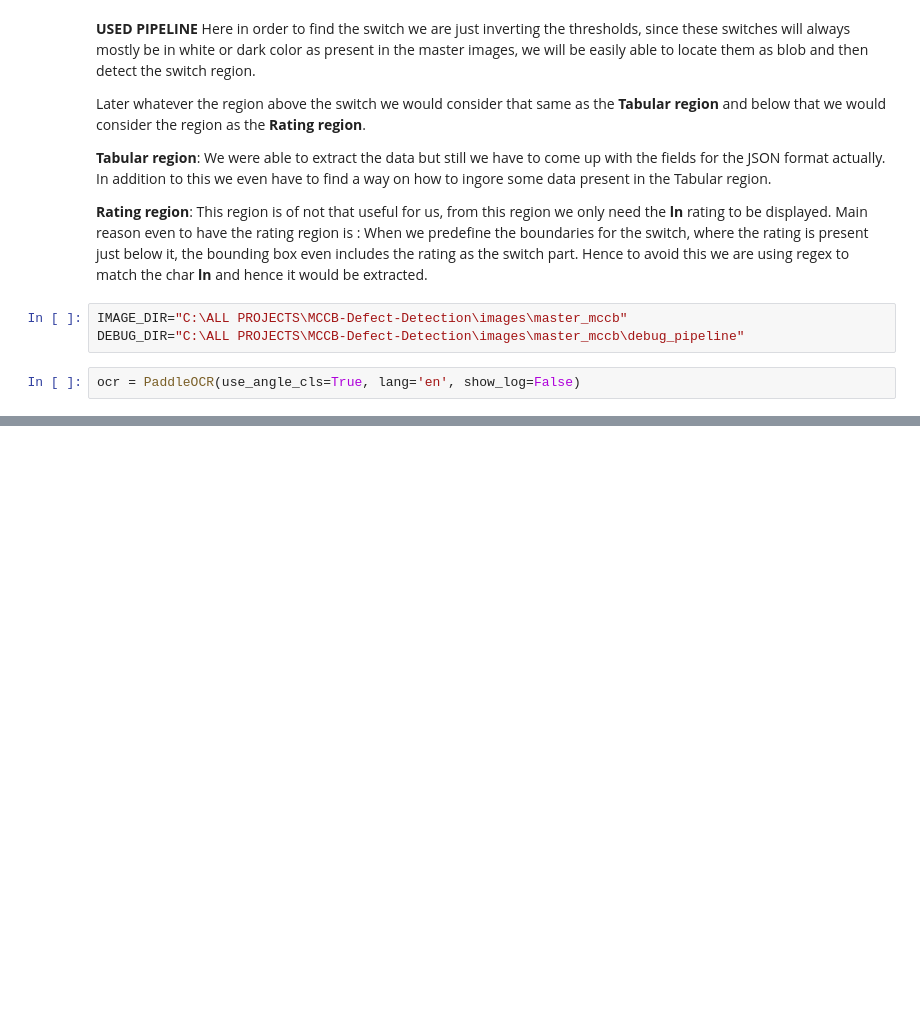
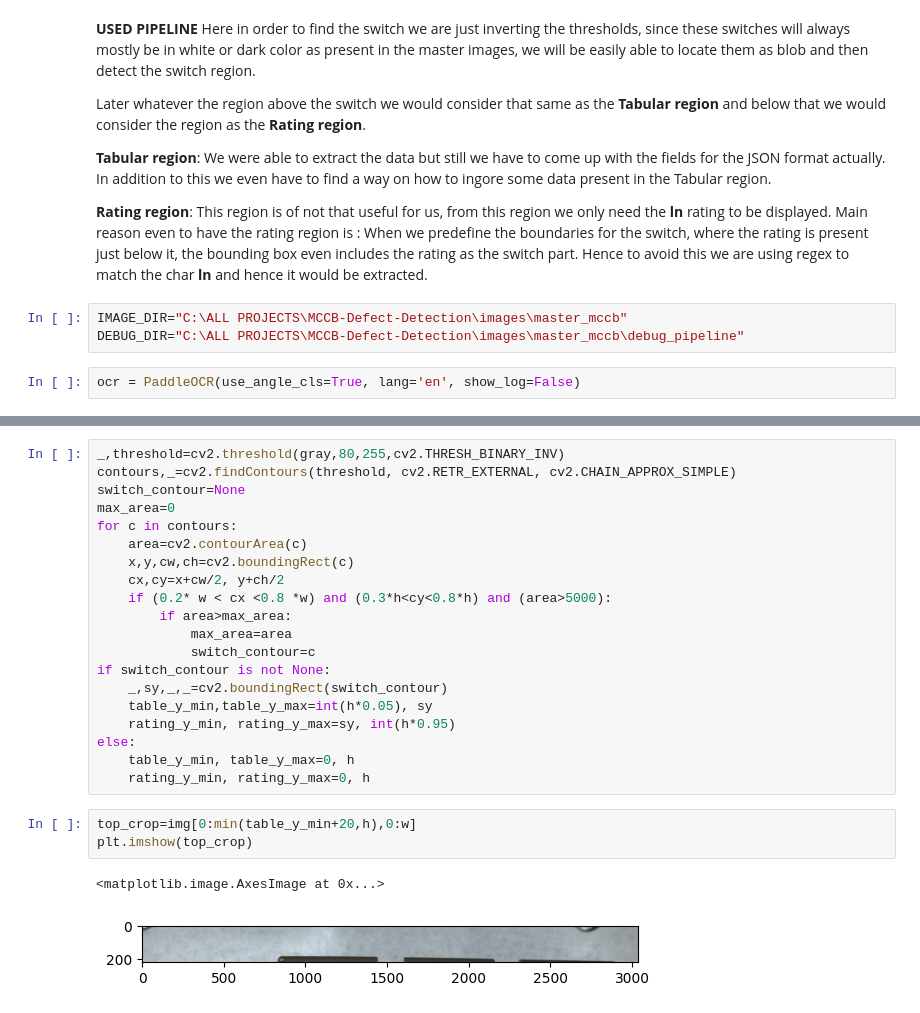
Before and after one commit to rohxn08/MCCB-Defect-Detection, a Jupyter notebook: prototype/OCR_Pipelines.ipynb, the cells around one changed output, grey strips where cells are left out. Saved outputs shown, nothing was run; the diff lists cells and outputs as text; blank space fills up the shorter version.

```diff
--- a/prototype/OCR_Pipelines.ipynb
+++ b/prototype/OCR_Pipelines.ipynb
@@ -419,0 +367,26 @@ Saved structured results to ocr_results_structured.json
+# %%
+_,threshold=cv2.threshold(gray,80,255,cv2.THRESH_BINARY_INV)
+contours,_=cv2.findContours(threshold, cv2.RETR_EXTERNAL, cv2.CHAIN_APPROX_SIMPLE)
+switch_contour=None
+max_area=0
+for c in contours:
+    area=cv2.contourArea(c)
+    x,y,cw,ch=cv2.boundingRect(c)
+    cx,cy=x+cw/2, y+ch/2
+    if (0.2* w < cx <0.8 *w) and (0.3*h<cy<0.8*h) and (area>5000):
+        if area>max_area:
+            max_area=area
+            switch_contour=c
+if switch_contour is not None:
+    _,sy,_,_=cv2.boundingRect(switch_contour)
+    table_y_min,table_y_max=int(h*0.05), sy
+    rating_y_min, rating_y_max=sy, int(h*0.95)
+else:
+    table_y_min, table_y_max=0, h
+    rating_y_min, rating_y_max=0, h
+# %%
+top_crop=img[0:min(table_y_min+20,h),0:w]
+plt.imshow(top_crop)
+# %% [output]
+<matplotlib.image.AxesImage at 0x...>
+[figure, added]
```
Also changed, not shown: parts of 17 cells of this notebook.
